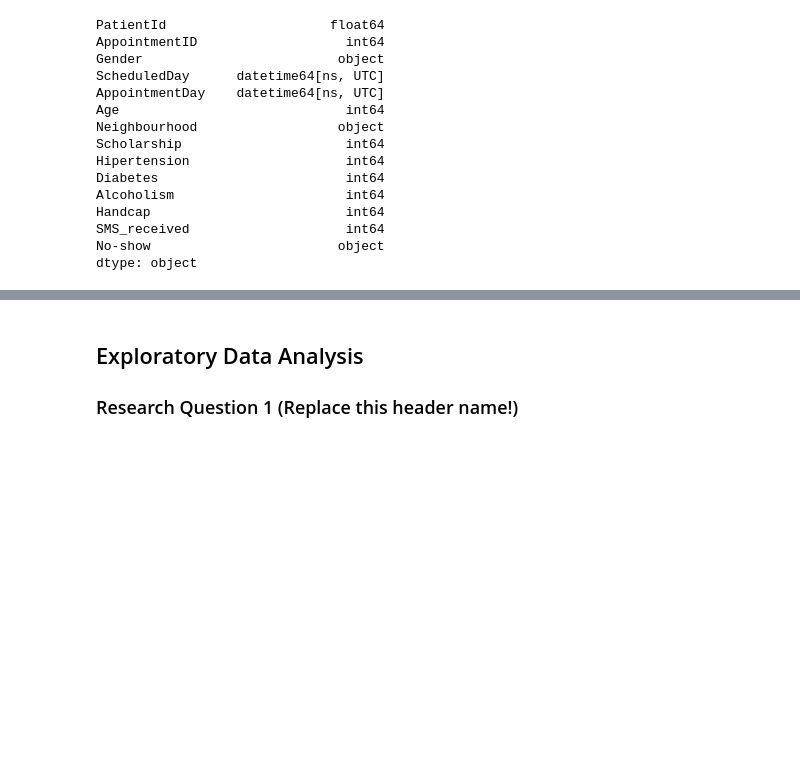
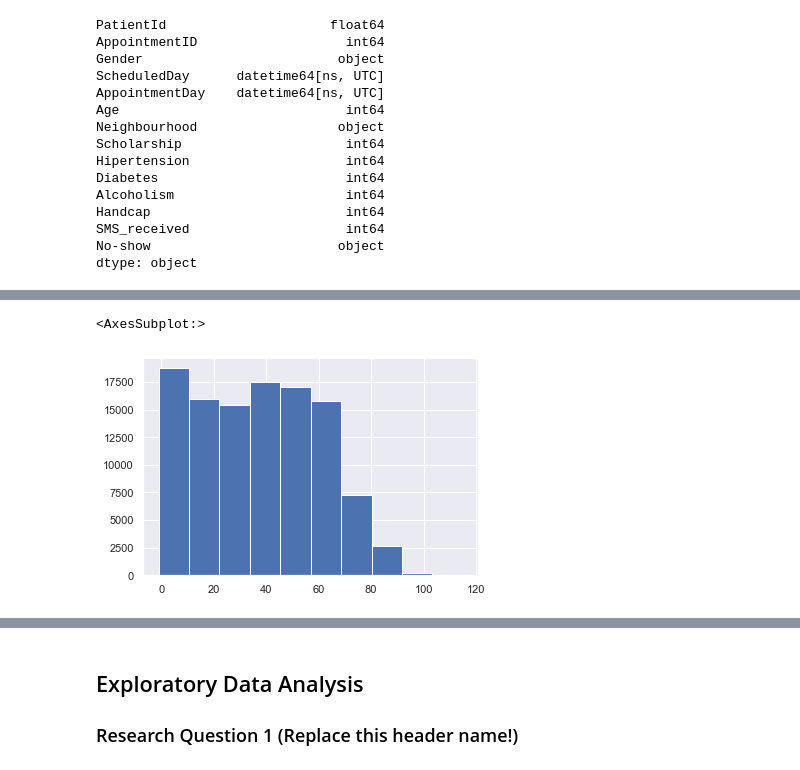
Before and after one commit to mo7amed7assan1911/Medical-Appointment-No-Shows, a Jupyter notebook: Investigate_a_Dataset.ipynb, the cells around one changed output, grey strips where cells are left out. Cells and saved outputs as stored; diff of their text form; code cells hidden in the pictures; blank space fills up the shorter version.

```diff
--- a/Investigate_a_Dataset.ipynb
+++ b/Investigate_a_Dataset.ipynb
@@ -161,0 +162,17 @@ Name: Age, Length: 104, dtype: int64
+# %%
+# Ignoring any invalid ages' rows.
+df = df[df['Age'] >= 0]
+# %%
+# Number of each Age in the dataset.
+Sorted_ages = sorted(df.Age.value_counts().index)
+NumberOfAges = df.Age.value_counts()[Sorted_ages]
+sns.set()
+df['Age'].hist()
+
+# plt.stem(NumberOfAges.index, NumberOfAges.values, use_line_collection=True)
+# plt.ylim(0, 4000)
+# plt.xlabel('Ages', fontsize=13)
+# plt.ylabel('Number of patients', fontsize=13)
+# %% [output]
+<AxesSubplot:>
+[figure, added]
```
Also changed, not shown: parts of 8 cells of this notebook.
